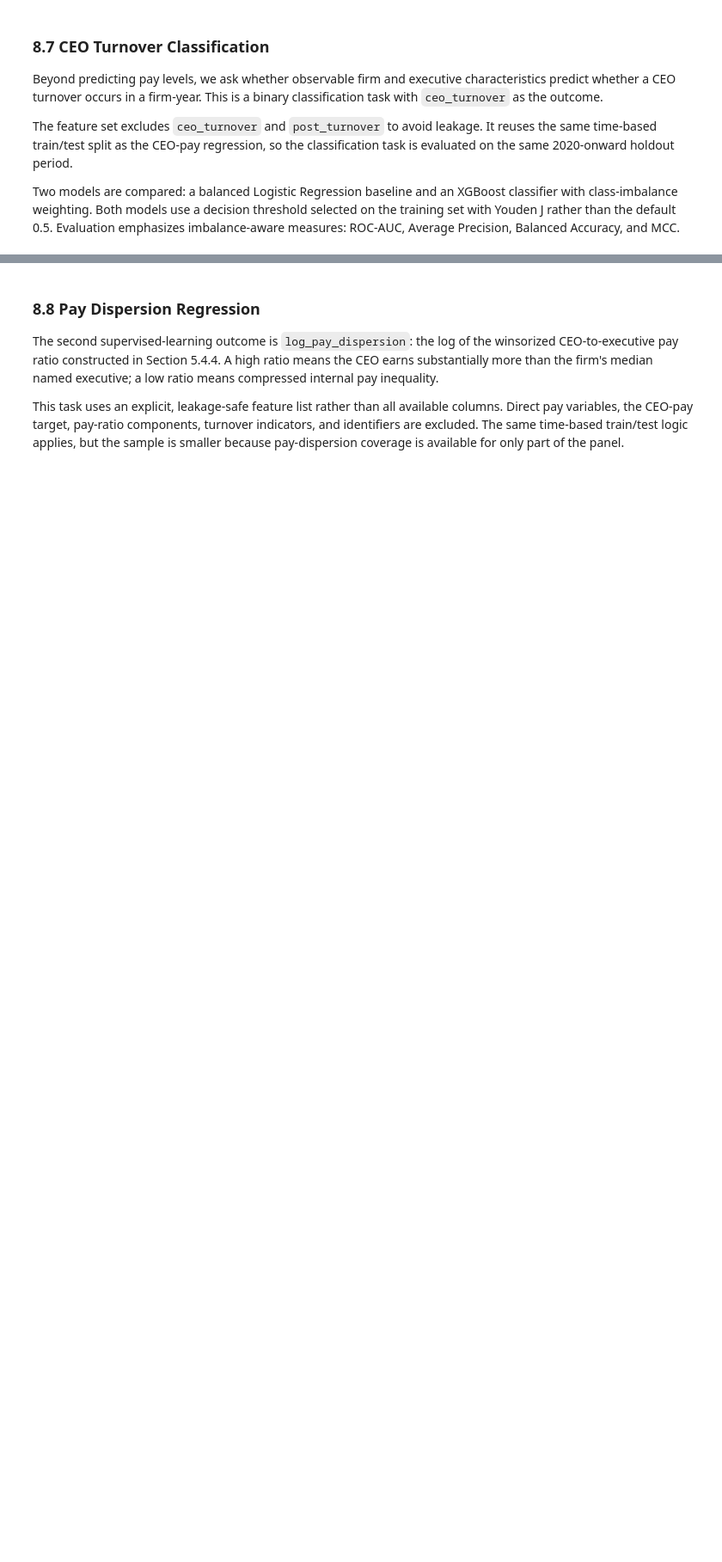
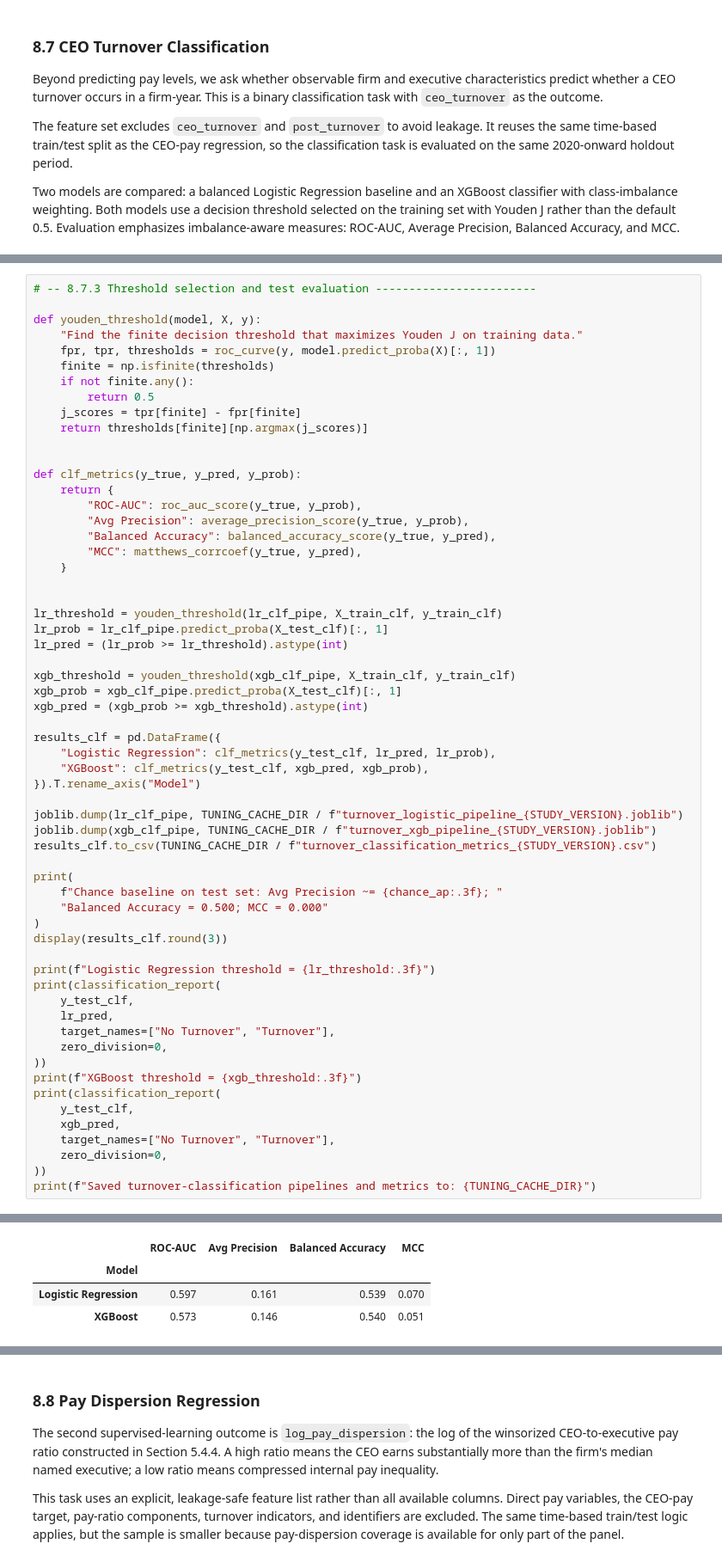
Before and after one commit to rizkyakbar-tud/DAI, a Jupyter notebook: mission/proposals_st26/mission_proposal_Akbar-Zduńczyk copy.ipynb, the cells around one changed output, grey strips where cells are left out. Shown at 86% size. Saved outputs shown, nothing was run; the diff lists cells and outputs as text; blank space fills up the shorter version.

```diff
--- a/mission/proposals_st26/mission_proposal_Akbar-Zduńczyk copy.ipynb
+++ b/mission/proposals_st26/mission_proposal_Akbar-Zduńczyk copy.ipynb
@@ -5335,0 +5360,61 @@ plt.show()
+# %%
+# -- 8.7.3 Threshold selection and test evaluation ------------------------
+
+def youden_threshold(model, X, y):
+    "Find the finite decision threshold that maximizes Youden J on training data."
+    fpr, tpr, thresholds = roc_curve(y, model.predict_proba(X)[:, 1])
+    finite = np.isfinite(thresholds)
+    if not finite.any():
+        return 0.5
+    j_scores = tpr[finite] - fpr[finite]
+    return thresholds[finite][np.argmax(j_scores)]
+
+
+def clf_metrics(y_true, y_pred, y_prob):
+    return {
+        "ROC-AUC": roc_auc_score(y_true, y_prob),
+        "Avg Precision": average_precision_score(y_true, y_prob),
+        "Balanced Accuracy": balanced_accuracy_score(y_true, y_pred),
+        "MCC": matthews_corrcoef(y_true, y_pred),
+    }
+
+
+lr_threshold = youden_threshold(lr_clf_pipe, X_train_clf, y_train_clf)
+lr_prob = lr_clf_pipe.predict_proba(X_test_clf)[:, 1]
+lr_pred = (lr_prob >= lr_threshold).astype(int)
+
+xgb_threshold = youden_threshold(xgb_clf_pipe, X_train_clf, y_train_clf)
+xgb_prob = xgb_clf_pipe.predict_proba(X_test_clf)[:, 1]
+xgb_pred = (xgb_prob >= xgb_threshold).astype(int)
+
+results_clf = pd.DataFrame({
+    "Logistic Regression": clf_metrics(y_test_clf, lr_pred, lr_prob),
+    "XGBoost": clf_metrics(y_test_clf, xgb_pred, xgb_prob),
+}).T.rename_axis("Model")
+
+joblib.dump(lr_clf_pipe, TUNING_CACHE_DIR / f"turnover_logistic_pipeline_{STUDY_VERSION}.joblib")
+joblib.dump(xgb_clf_pipe, TUNING_CACHE_DIR / f"turnover_xgb_pipeline_{STUDY_VERSION}.joblib")
+results_clf.to_csv(TUNING_CACHE_DIR / f"turnover_classification_metrics_{STUDY_VERSION}.csv")
+
+print(
+    f"Chance baseline on test set: Avg Precision ~= {chance_ap:.3f}; "
+    "Balanced Accuracy = 0.500; MCC = 0.000"
+)
+display(results_clf.round(3))
+
+print(f"Logistic Regression threshold = {lr_threshold:.3f}")
+print(classification_report(
+    y_test_clf,
+    lr_pred,
+    target_names=["No Turnover", "Turnover"],
+    zero_division=0,
+))
+print(f"XGBoost threshold = {xgb_threshold:.3f}")
+print(classification_report(
+    y_test_clf,
+    xgb_pred,
+    target_names=["No Turnover", "Turnover"],
+    zero_division=0,
+))
+print(f"Saved turnover-classification pipelines and metrics to: {TUNING_CACHE_DIR}")
+# %% [output]
@@ -5335,0 +5422,4 @@ plt.show()
+|  | ROC-AUC | Avg Precision | Balanced Accuracy | MCC |
+| Model |  |  |  |  |
+| Logistic Regression | 0.597 | 0.161 | 0.539 | 0.070 |
+| XGBoost | 0.573 | 0.146 | 0.540 | 0.051 |
```
Also changed, not shown: parts of 25 cells of this notebook.
